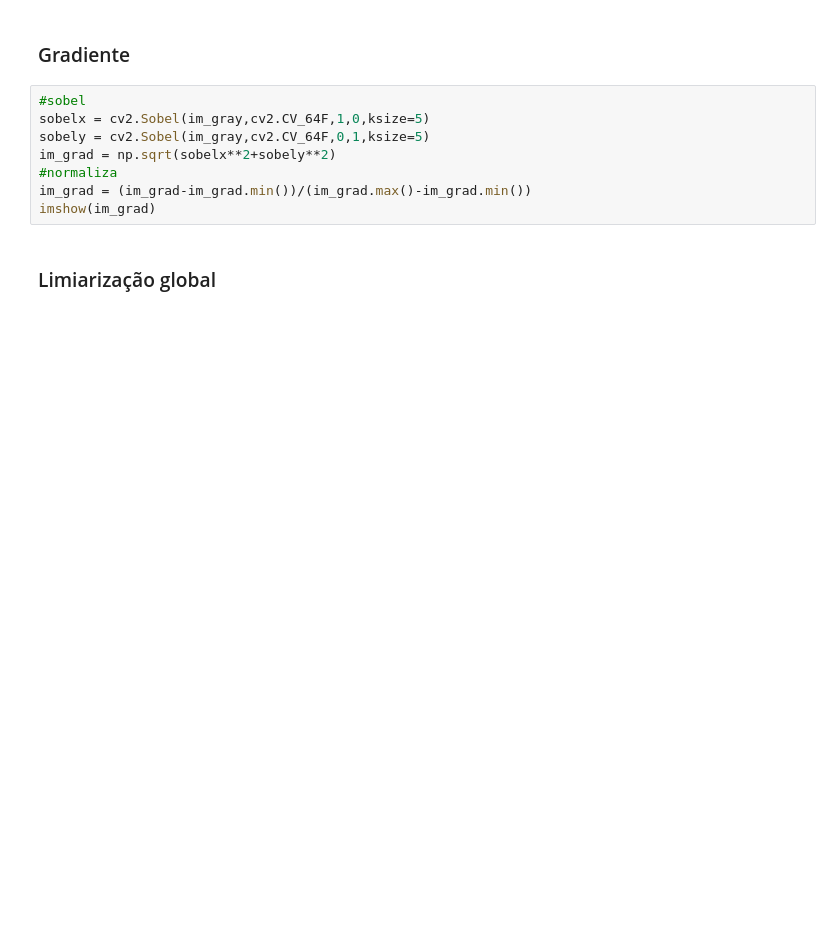
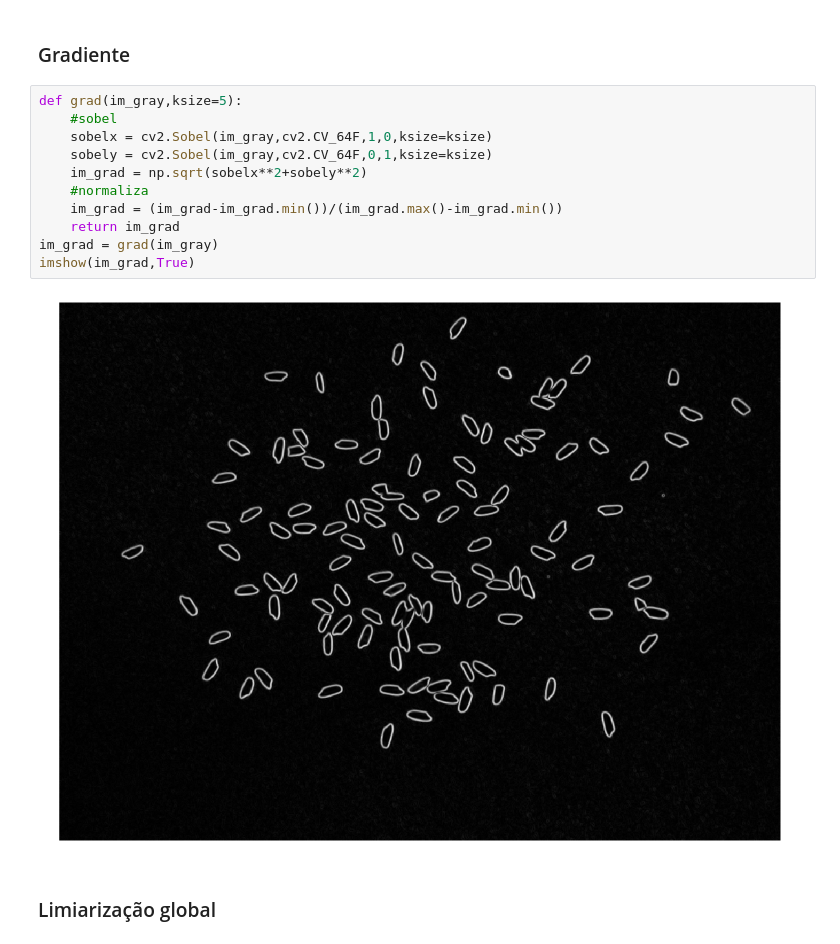
Before and after one commit to cordeirolibel/pdi, a Jupyter notebook: T04/com_grad.ipynb, the cells around one changed output. Cells and saved outputs as stored; diff of their text form; blank space fills up the shorter version.

```diff
--- a/T04/com_grad.ipynb
+++ b/T04/com_grad.ipynb
@@ -37,13 +44,18 @@ imshow(im_gray)
 # %% [markdown]
 ### Gradiente
 # %%
-#sobel
-sobelx = cv2.Sobel(im_gray,cv2.CV_64F,1,0,ksize=5)
-sobely = cv2.Sobel(im_gray,cv2.CV_64F,0,1,ksize=5)
-im_grad = np.sqrt(sobelx**2+sobely**2)
-#normaliza
-im_grad = (im_grad-im_grad.min())/(im_grad.max()-im_grad.min())
-imshow(im_grad)
+def grad(im_gray,ksize=5):
+    #sobel
+    sobelx = cv2.Sobel(im_gray,cv2.CV_64F,1,0,ksize=ksize)
+    sobely = cv2.Sobel(im_gray,cv2.CV_64F,0,1,ksize=ksize)
+    im_grad = np.sqrt(sobelx**2+sobely**2)
+    #normaliza
+    im_grad = (im_grad-im_grad.min())/(im_grad.max()-im_grad.min())
+    return im_grad
+im_grad = grad(im_gray)
+imshow(im_grad,True)
+# %% [output]
+[figure, added]
 # %% [markdown]
 ### Limiarização global
 # %%
```
Also changed, not shown: parts of 11 cells of this notebook.
